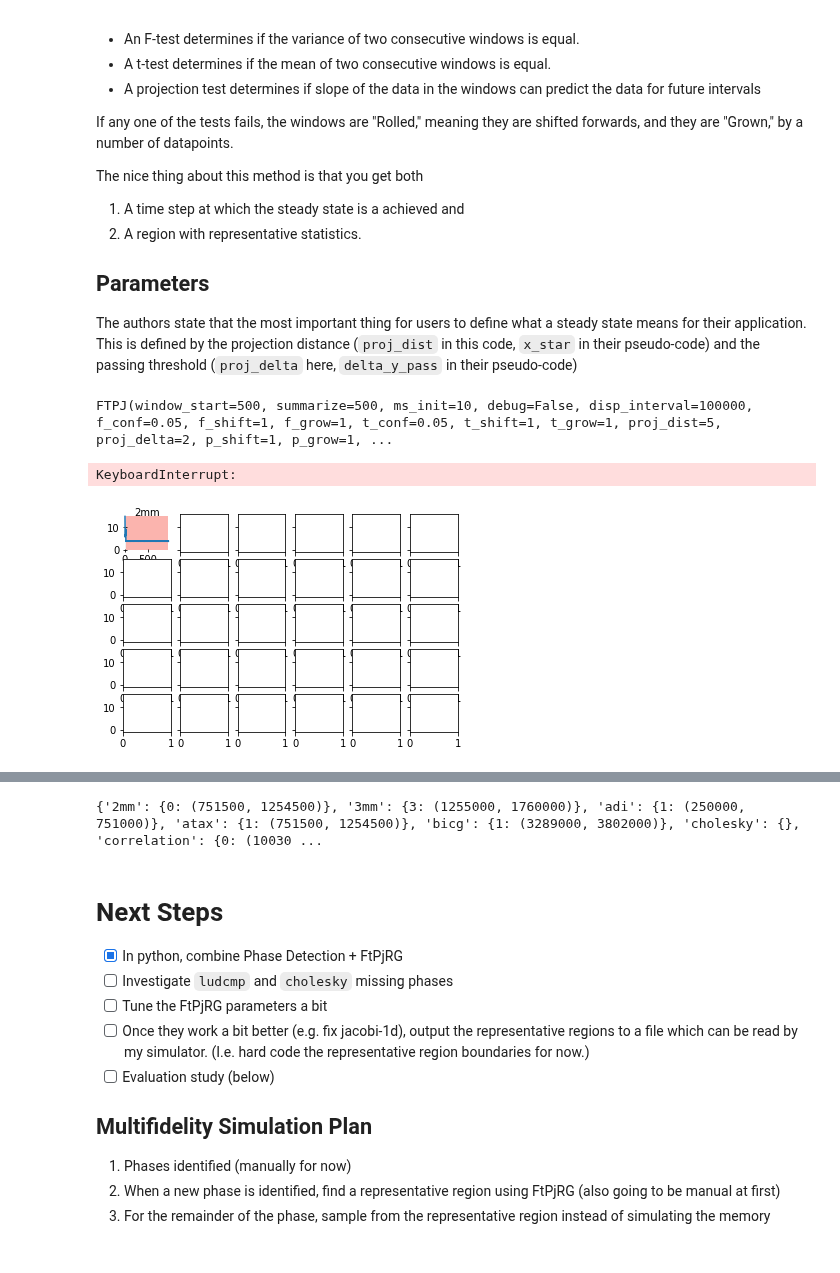
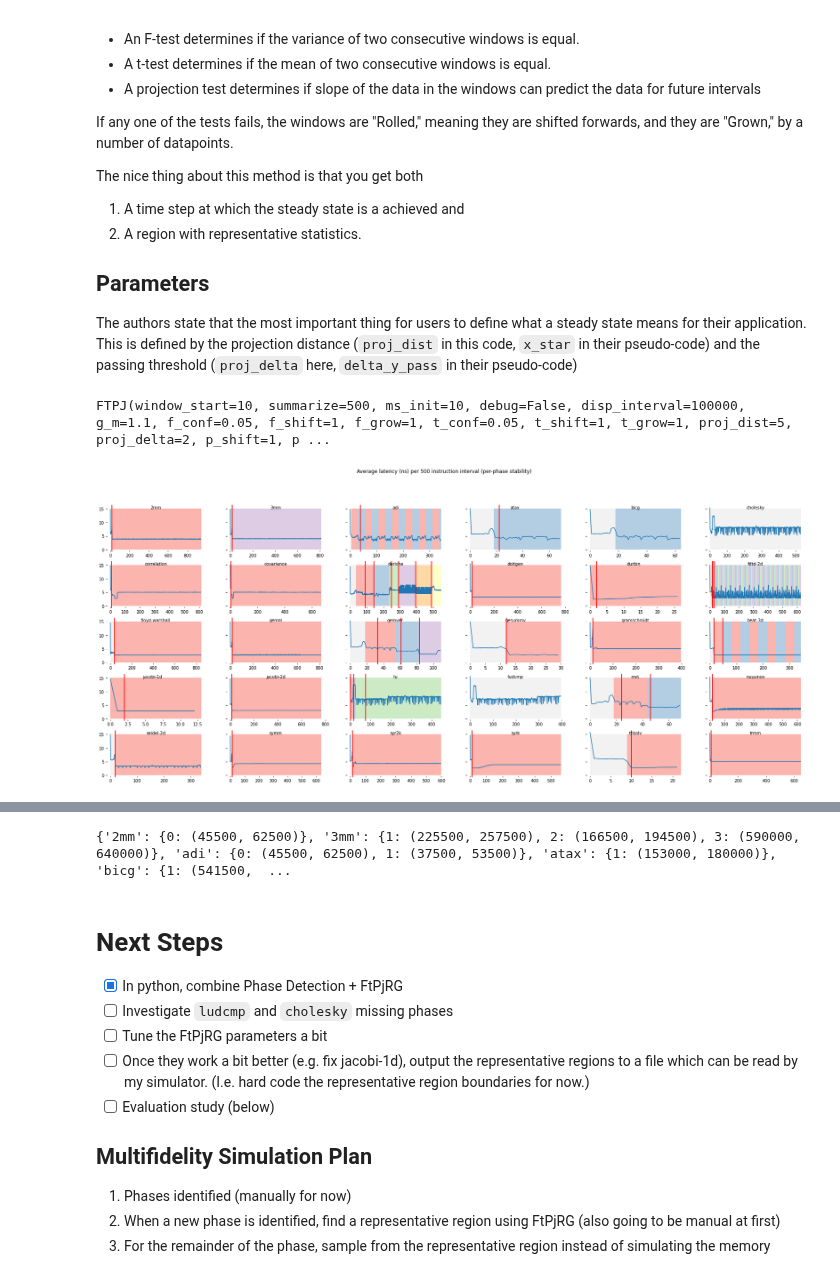
Before and after one commit to plavin/multifidelity, a Jupyter notebook: ParrotPhaseDetection.ipynb, the cells around one changed output, grey strips where cells are left out. Saved outputs shown, nothing was run; the diff lists cells and outputs as text; code cells hidden in the pictures.

Commit message:
updated params in notebook, nice working ftpjrg version but still has extra output

```diff
--- a/ParrotPhaseDetection.ipynb
+++ b/ParrotPhaseDetection.ipynb
@@ -225,6 +225,7 @@ class FTPJ:
     ms_init:       int = 10
     debug:         bool = False
     disp_interval: int = 100000
+    g_m:           float = 1.1
 
     # F-test parameters
     f_conf:  float = 0.05
@@ -307,7 +308,7 @@ def ftPjRG2(df, params, extents = None):
                     if params.debug:
                         print('Phase 1 - reset window')
                     win.shift_and_reset(params.f_shift, params.window_start)
-                    ms = int(ms * g_m)
+                    ms = int(ms * params.g_m)
                     continue
             else:
                 _phase = 2
@@ -374,15 +375,16 @@ def ftPjRG2(df, params, extents = None):
                 slope_history.append(lm.coef_)
             good_diffs = 0
             for d in diff_history:
-                if d < proj_delta:
+                if d < params.proj_delta:
                     good_diffs+=1
-            if good_diffs != p_j:
+            if good_diffs != params.p_j:
                 if params.debug:
                     print('Phase 3 - projection failed, go to Phase 1')
                 win.shift_and_grow(params.p_shift, params.p_grow)
                 _phase = 1
                 continue
-            print('Phase 3 - diff test good')
+            if params.debug:
+                print('Phase 3 - diff test good')
 
             if params.p_j > 2:
                 if params.debug:
@@ -450,14 +452,14 @@ def ftpjrg_plot_perphase(ax, t, params):
         ax.axvline(start+stable+stable_size, color='red')
 
     return stable_regions
-# %%
-%%time
-#params = FTPJ(proj_dist=5, window_start=500, summarize=500, p_j=3, proj_delta=1.5)
-params = FTPJ(proj_dist=5, window_start=500, summarize=500, p_j=4, proj_delta=2)
-print(params)
-title = f'Average latency (ns) per {params.summarize} instruction interval (per-phase stability)'
-stable_regions = plot_all(TRACES, ftpjrg_plot_perphase, params, title, filename='plots/latency_with_stability.png')
-# %% [output]
-FTPJ(window_start=500, summarize=500, ms_init=10, debug=False, disp_interval=100000, f_conf=0.05, f_shift=1, f_grow=1, t_conf=0.05, t_shift=1, t_grow=1, proj_dist=5, proj_delta=2, p_shift=1, p_grow=1, ...
-KeyboardInterrupt:
-[figure, removed]
+# %%
+%%time
+#params = FTPJ(proj_dist=5, window_start=500, summarize=500, p_j=3, proj_delta=1.5)
+#params = FTPJ(proj_dist=5, window_start=500, summarize=500, p_j=4, proj_delta=2)
+params = FTPJ(proj_dist=5, window_start=10, summarize=500, p_j=10, proj_delta=2)
+print(params)
+title = f'Average latency (ns) per {params.summarize} instruction interval (per-phase stability)'
+stable_regions = plot_all(TRACES, ftpjrg_plot_perphase, params, title, filename='plots/latency_with_stability.png')
+# %% [output]
+FTPJ(window_start=10, summarize=500, ms_init=10, debug=False, disp_interval=100000, g_m=1.1, f_conf=0.05, f_shift=1, f_grow=1, t_conf=0.05, t_shift=1, t_grow=1, proj_dist=5, proj_delta=2, p_shift=1, p ...
+[figure, added]
@@ -464,7 +468,7 @@ KeyboardInterrupt:
 # %%
 print(stable_regions)
 # %% [output]
-{'2mm': {0: (751500, 1254500)}, '3mm': {3: (1255000, 1760000)}, 'adi': {1: (250000, 751000)}, 'atax': {1: (751500, 1254500)}, 'bicg': {1: (3289000, 3802000)}, 'cholesky': {}, 'correlation': {0: (10030 ...
+{'2mm': {0: (45500, 62500)}, '3mm': {1: (225500, 257500), 2: (166500, 194500), 3: (590000, 640000)}, 'adi': {0: (45500, 62500), 1: (37500, 53500)}, 'atax': {1: (153000, 180000)}, 'bicg': {1: (541500,  ...
 # %%
 GOOD = ['2mm', 'adi', 'deriche', 'doitgen', 'floyd-warshall', 'gemm', 'gemver', 'gramschmidt', 'head-3d', 'jacobi-2d', 'nussinov', 'seidel-2d', 'symm', 'syr2k', 'syrk', 'trmm']
 
```
Also changed, not shown: parts of 7 cells of this notebook, 6 other files.
